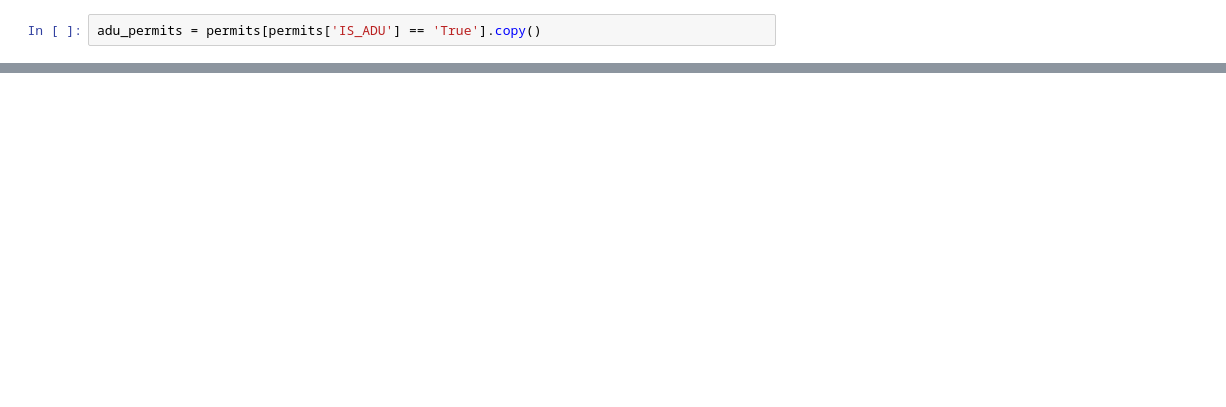
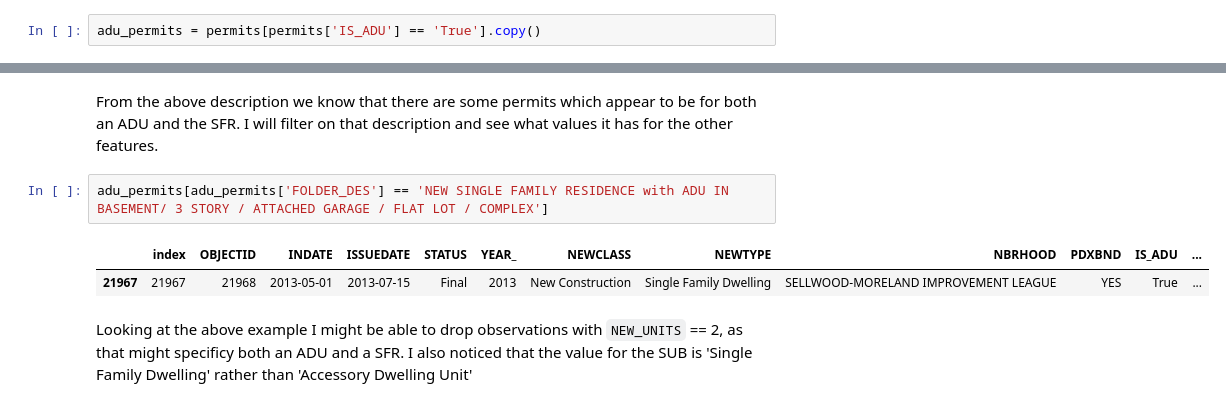
Before and after one commit to buchmayne/adyou, a Jupyter notebook: permits/Permits-EDA.ipynb, the cells around one changed output, grey strips where cells are left out. Cells and saved outputs as stored; diff of their text form; blank space fills up the shorter version.

```diff
--- a/permits/Permits-EDA.ipynb
+++ b/permits/Permits-EDA.ipynb
@@ -34,0 +151,9 @@ adu_permits.plot()
+# %% [markdown]
+From the above description we know that there are some permits which appear to be for both an ADU and the SFR. I will filter on that description and see what values it has for the other features.
+# %%
+adu_permits[adu_permits['FOLDER_DES'] == 'NEW SINGLE FAMILY RESIDENCE with ADU IN BASEMENT/ 3 STORY / ATTACHED GARAGE / FLAT LOT / COMPLEX']
+# %% [output]
+|  | index | OBJECTID | INDATE | ISSUEDATE | STATUS | YEAR_ | NEWCLASS | NEWTYPE | NBRHOOD | PDXBND | IS_ADU | ... |
+| 21967 | 21967 | 21968 | 2013-05-01 | 2013-07-15 | Final | 2013 | New Construction | Single Family Dwelling | SELLWOOD-MORELAND IMPROVEMENT LEAGUE | YES | True | ... |
+# %% [markdown]
+Looking at the above example I might be able to drop observations with `NEW_UNITS` == 2, as that might specificy both an ADU and a SFR. I also noticed that the value for the SUB is 'Single Family Dwelling' rather than 'Accessory Dwelling Unit'
```
Also changed, not shown: parts of 27 cells of this notebook.
